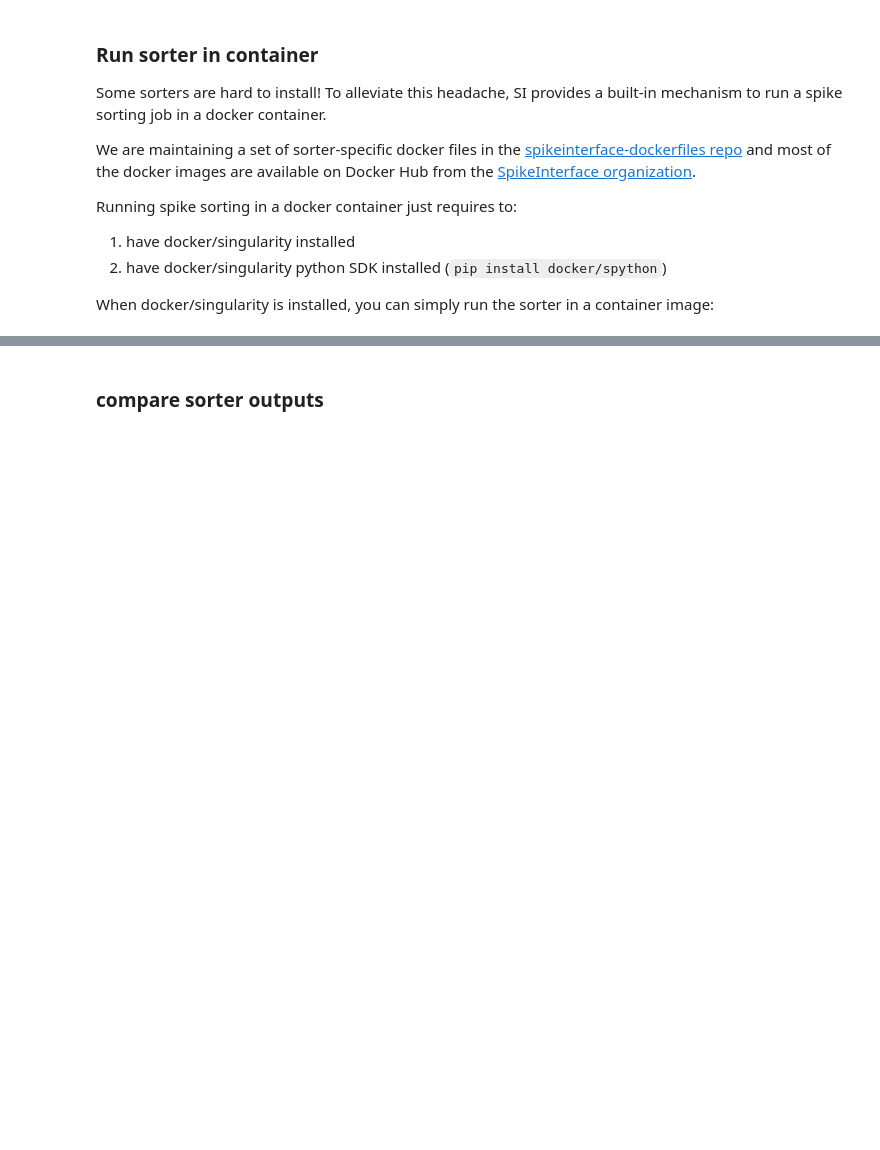
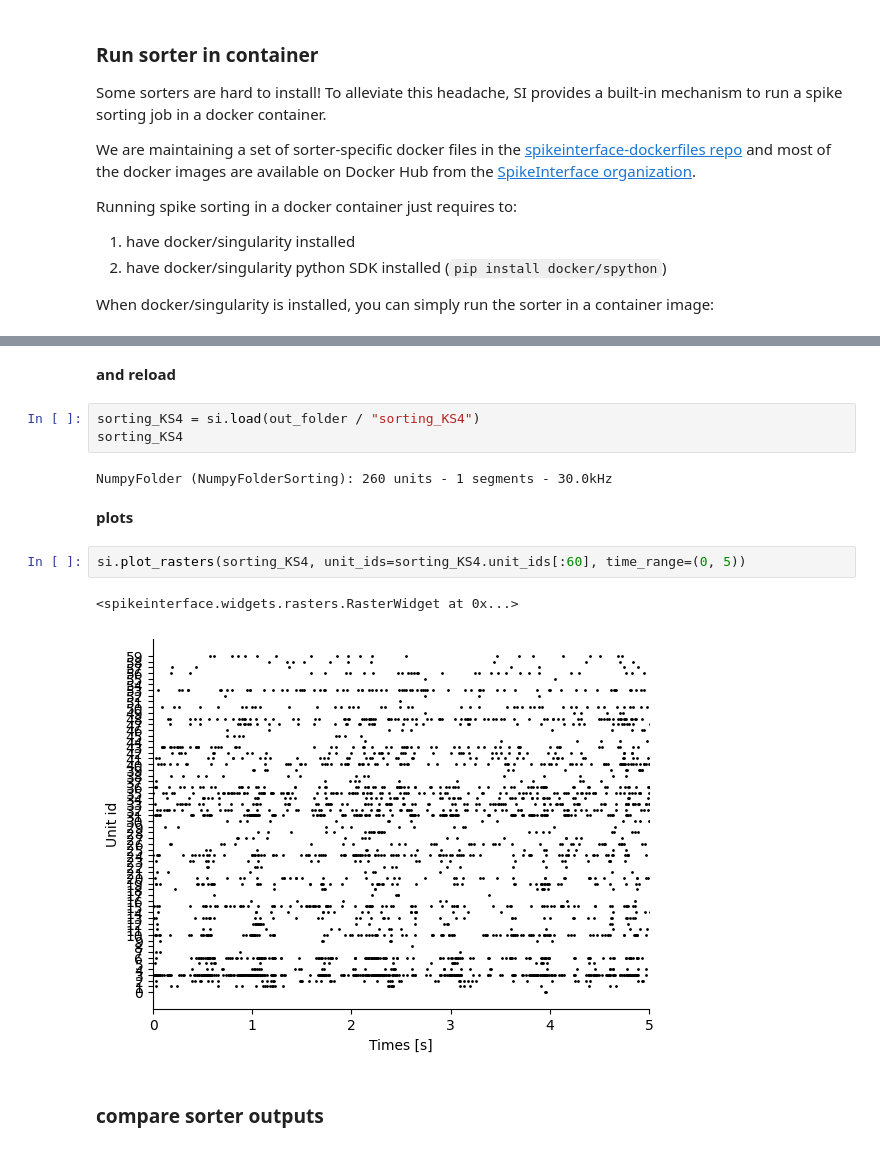
Before and after one commit to SpikeInterface/SpikeInterface-Training-Milan-Sept25, a Jupyter notebook: notebooks/Step03-run-sorters.ipynb, the cells around one changed output, grey strips where cells are left out. Drawn from its saved outputs; the diff is of its cells as text; blank space fills up the shorter version.

```diff
--- a/notebooks/Step03-run-sorters.ipynb
+++ b/notebooks/Step03-run-sorters.ipynb
@@ -273,3 +340,17 @@ KiloSortSortingExtractor: 265 units - 1 segments - 30.0kHz
+# %% [markdown]
+**and reload**
+# %%
+sorting_KS4 = si.load(out_folder / "sorting_KS4")
+sorting_KS4
+# %% [output]
+NumpyFolder (NumpyFolderSorting): 260 units - 1 segments - 30.0kHz
+# %% [markdown]
+**plots**
+# %%
+si.plot_rasters(sorting_KS4, unit_ids=sorting_KS4.unit_ids[:60], time_range=(0, 5))
+# %% [output]
+<spikeinterface.widgets.rasters.RasterWidget at 0x...>
+[figure, added]
 # %% [markdown]
 ### compare sorter outputs
 # %%
```
Also changed, not shown: parts of 35 cells of this notebook.
